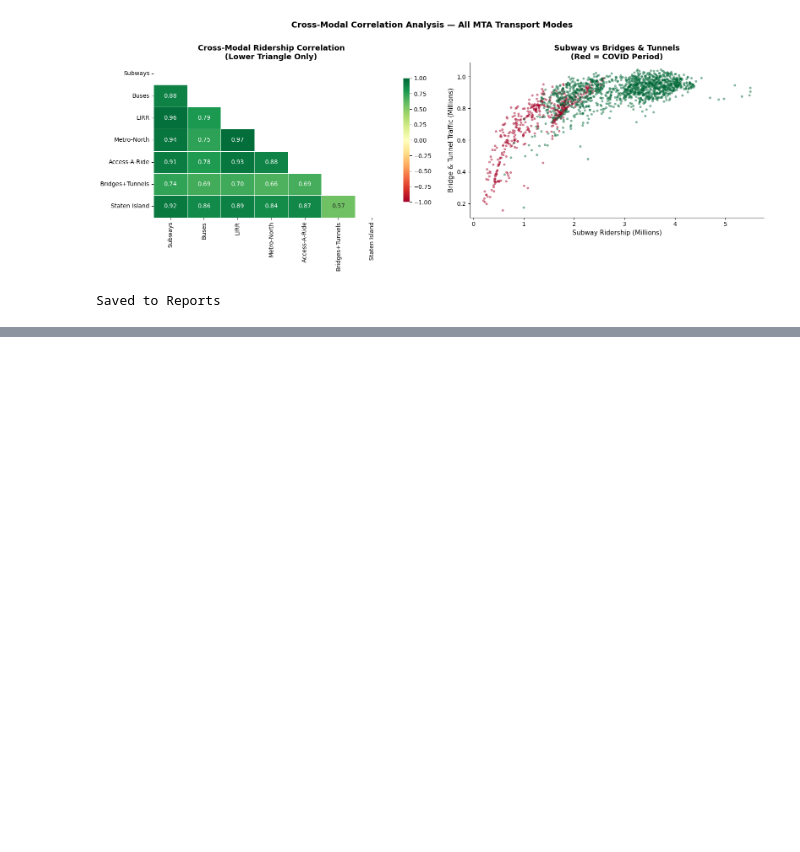
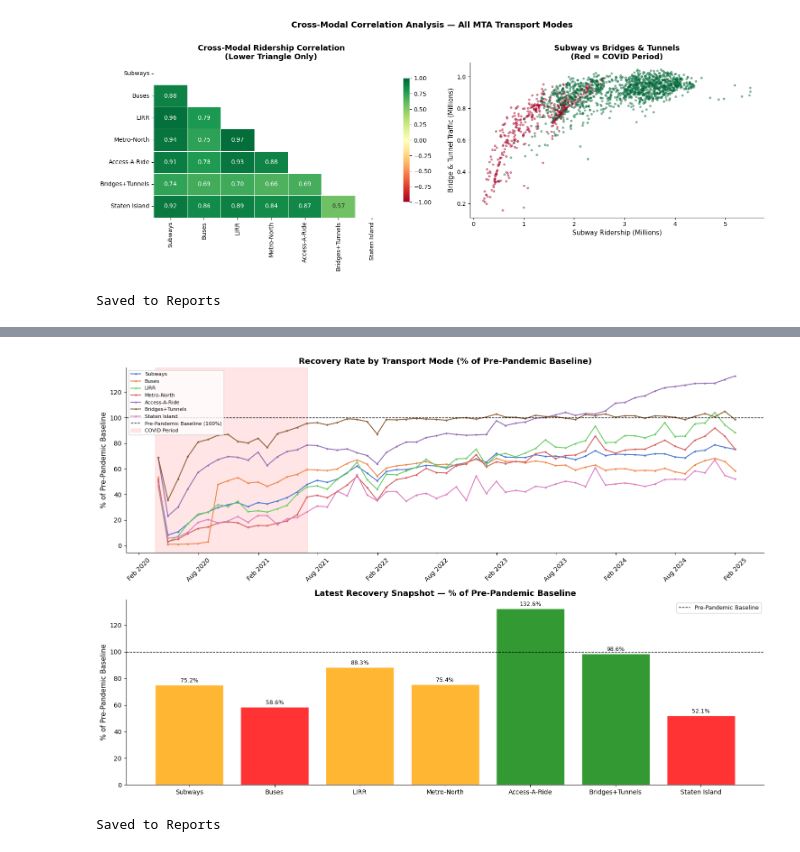
Before and after one commit to parasj17/MumbaiMobilityIQ, a Jupyter notebook: Notebooks/03_eda.ipynb, the cells around one changed output, grey strips where cells are left out. Cells and saved outputs as stored; diff of their text form; code cells hidden in the pictures; blank space fills up the shorter version.

```diff
--- a/Notebooks/03_eda.ipynb
+++ b/Notebooks/03_eda.ipynb
@@ -519,3 +519,22 @@ print("Saved to Reports")
 # %% [output]
 [figure]
 Saved to Reports
+# %%
+baseline_short = {
+    'subway_pct_baseline'         : 'Subways',
+    'bus_pct_baseline'            : 'Buses',
+    'lirr_pct_baseline'           : 'LIRR',
+    'metro_north_pct_baseline'    : 'Metro-North',
+    'access_ride_pct_baseline'    : 'Access-A-Ride',
+    'bridges_tunnels_pct_baseline': 'Bridges+Tunnels',
+    'staten_island_pct_baseline'  : 'Staten Island'
+}
+
+recovery_df = df[['date'] + BASELINE_COLS].copy()
+recovery_df.columns = ['date'] + list(baseline_short.values())
+
+print("Average Recovery Rate by Mode (% of Pre-Pandemic Baseline)")
+for col in list(baseline_short.values()):
+    overall  = recovery_df[col].mean()
+    post     = recovery_df[recovery_df['date'] > '2021-07-01'][col].mean()
+    print(f"  {col:<20}: Overall {overall:>6.1f}%  |  Post-COVID {post:>6.1f}%")
@@ -521,0 +550,50 @@ Saved to Reports
+# %%
+fig, axes = plt.subplots(2, 1, figsize=(15, 10))
+
+#chart 1 - recovery trajectory for all modes
+# Resample to monthly for cleaner lines
+recovery_monthly = recovery_df.set_index('date').resample('M').mean()
+
+for col in list(baseline_short.values()):
+    axes[0].plot(recovery_monthly.index, recovery_monthly[col],
+                 linewidth=1.5, label=col, marker='o', markersize=2)
+
+axes[0].axhline(100, color='black', linestyle='--',
+                linewidth=1, label='Pre-Pandemic Baseline (100%)')
+axes[0].axvspan(pd.Timestamp('2020-03-22'),
+                pd.Timestamp('2021-07-01'),
+                alpha=0.1, color='red', label='COVID Period')
+axes[0].set_title("Recovery Rate by Transport Mode (% of Pre-Pandemic Baseline)",
+                  fontweight='bold')
+axes[0].set_ylabel("% of Pre-Pandemic Baseline")
+axes[0].legend(fontsize=8, loc='upper left')
+axes[0].xaxis.set_major_formatter(mdates.DateFormatter('%b %Y'))
+axes[0].xaxis.set_major_locator(mdates.MonthLocator(interval=6))
+plt.setp(axes[0].xaxis.get_majorticklabels(), rotation=45)
+
+#chart 2  - Latest recovery snapshot bar chart
+
+latest_month = recovery_monthly.iloc[-1]
+colors = ['green' if v >= 90 else 'orange' if v >= 70 else 'red'
+          for v in latest_month.values]
+
+bars = axes[1].bar(latest_month.index, latest_month.values,
+                   color=colors, edgecolor='white', alpha=0.8)
+axes[1].axhline(100, color='black', linestyle='--',
+                linewidth=1, label='Pre-Pandemic Baseline')
+axes[1].set_title("Latest Recovery Snapshot — % of Pre-Pandemic Baseline",
+                  fontweight='bold')
+axes[1].set_ylabel("% of Pre-Pandemic Baseline")
+axes[1].legend(fontsize=9)
+for bar, val in zip(bars, latest_month.values):
+    axes[1].text(bar.get_x() + bar.get_width()/2,
+                 bar.get_height() + 1,
+                 f'{val:.1f}%', ha='center', va='bottom', fontsize=9)
+
+plt.tight_layout()
+plt.savefig('../Reports/03_recovery_rate.png', dpi=150, bbox_inches='tight')
+plt.show()
+print("Saved to Reports")
+# %% [output]
+[figure, added]
+Saved to Reports
```
Also changed, not shown: parts of 1 cell of this notebook.
